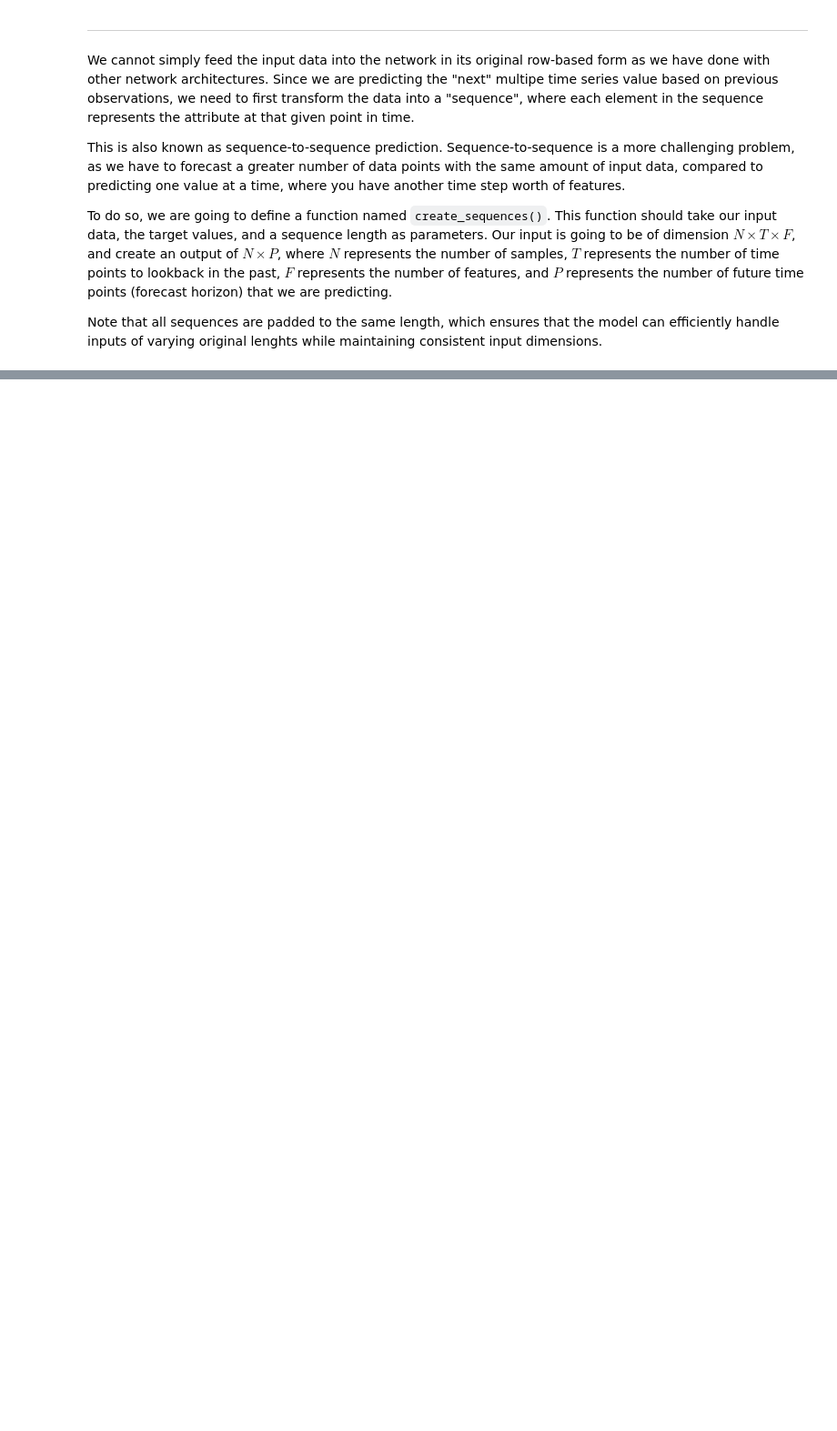
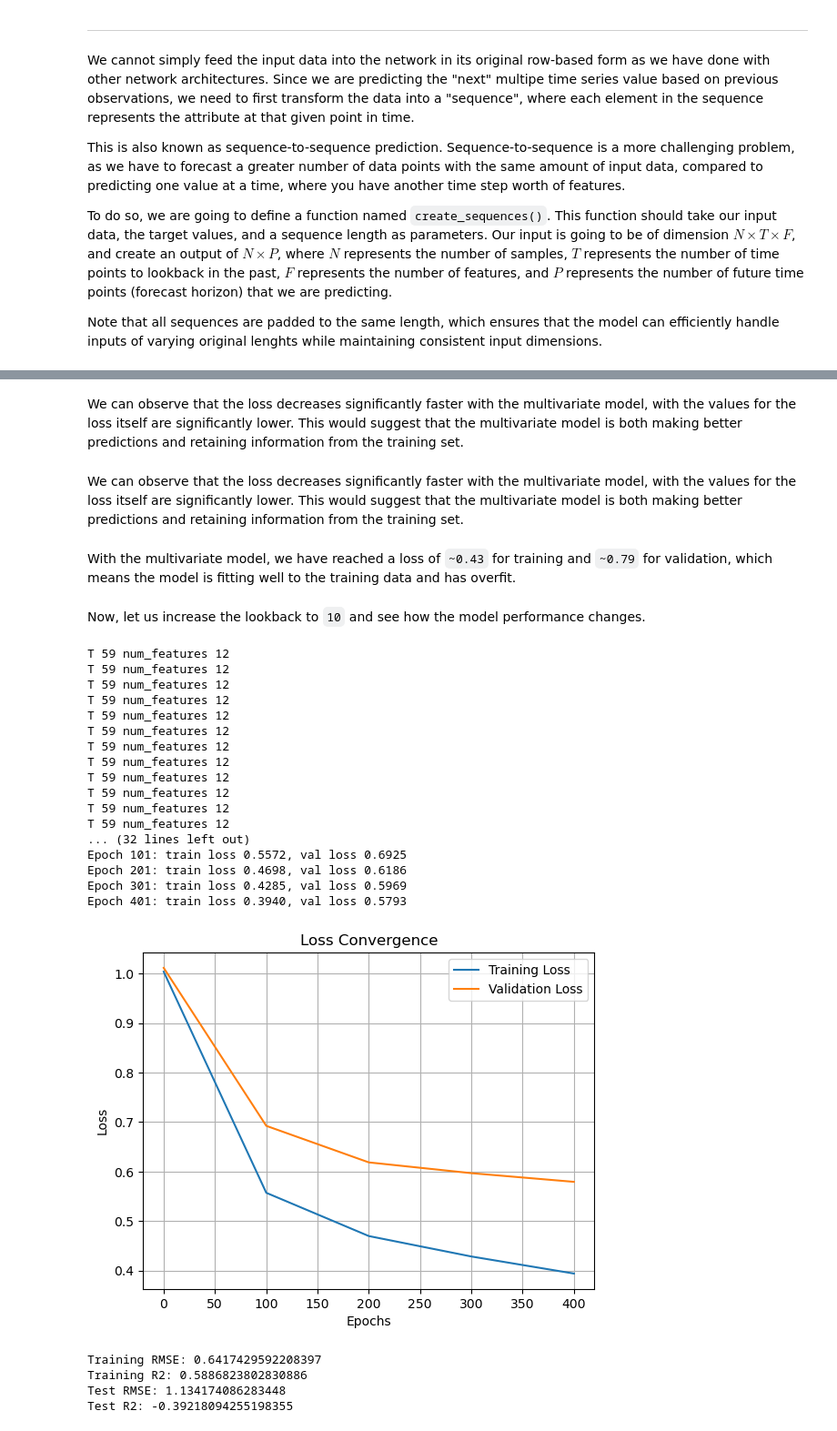
Before and after one commit to dmitrynovik/ml-module7, a Jupyter notebook: Module7-impl.ipynb, the cells around one changed output, grey strips where cells are left out. Shown at 91% size. Drawn from its saved outputs; the diff is of its cells as text; code cells hidden in the pictures; blank space fills up the shorter version.

```diff
--- a/Module7-impl.ipynb
+++ b/Module7-impl.ipynb
@@ -576,0 +975,2 @@ Note that all sequences are padded to the same length, which ensures that the mo
+# %% [markdown]
+We can observe that the loss decreases significantly faster with the multivariate model, with the values for the loss itself are  significantly lower. This would suggest that the multivariate model is both making better predictions and retaining information from the training set.
@@ -576,0 +979,60 @@ Note that all sequences are padded to the same length, which ensures that the mo
+# %% [markdown]
+We can observe that the loss decreases significantly faster with the multivariate model, with the values for the loss itself are  significantly lower. This would suggest that the multivariate model is both making better predictions and retaining information from the training set.
+# %% [markdown]
+With the multivariate model, we have reached a loss of `~0.43` for training and `~0.79` for validation, which means the model is fitting well to the training data and has overfit.
+# %% [markdown]
+Now, let us increase the lookback to `10` and see how the model performance changes.
+# %%
+lookback = 10
+test_steps = 5
+target_col = 1
+X_10_mv, y_10_mv, lenghts_10_mv, train_d_10_mv, test_d_10_mv = data_prep(samples,['MinTemp', 'MaxTemp', 'Rainfall',
+                                                                                  'WindGustSpeed','WindSpeed9am',
+                                                                                  'WindSpeed3pm', 'Humidity9am',
+                                                                                  'Humidity3pm','Pressure9am',
+                                                                                  'Pressure3pm', 'Temp9am',
+                                                                                  'Temp3pm'],
+                                                                         lookback,test_steps, target_col)
+print("Shape of input data after sequence creation:", X_10_mv.shape)
+print("Shape of targets after sequence creation:", y_10_mv.shape)
+
+num_features = X_10_mv.shape[2]
+hidden_layer_size = 10
+output_size = test_steps
+n_epochs = 500
+lr = 0.001
+num_layers = 2
+dropout_prob = 0.2
+model_lstm_10_mv = MyLSTMNet(num_features, hidden_layer_size, num_layers, output_size,dropout_prob)
+
+train_loss_history_10_mv,val_loss_history_10_mv, model_lstm_10_mv = train_predict_model(model_lstm_10_mv, n_epochs,
+                                                                                        lr, X_10_mv, y_10_mv,
+                                                                                        lenghts_10_mv,
+                                                                                        validation_split=0.2)
+
+vis_train_loss(train_loss_history_10_mv, val_loss_history_10_mv)
+
+pred_eval(model_lstm_10_mv, X_10_mv, y_10_mv, lenghts_10_mv, train_d_10_mv, test_d_10_mv, lookback, target_col)
+# %% [output]
+T 59 num_features 12
+T 59 num_features 12
+T 59 num_features 12
+T 59 num_features 12
+T 59 num_features 12
+T 59 num_features 12
+T 59 num_features 12
+T 59 num_features 12
+T 59 num_features 12
+T 59 num_features 12
+T 59 num_features 12
+T 59 num_features 12
+... (32 lines left out)
+Epoch 101: train loss 0.5572, val loss 0.6925
+Epoch 201: train loss 0.4698, val loss 0.6186
+Epoch 301: train loss 0.4285, val loss 0.5969
+Epoch 401: train loss 0.3940, val loss 0.5793
+[figure, added]
+Training RMSE: 0.6417429592208397
+Training R2: 0.5886823802830886
+Test RMSE: 1.134174086283448
+Test R2: -0.39218094255198355
```
Also changed, not shown: parts of 32 cells of this notebook.
